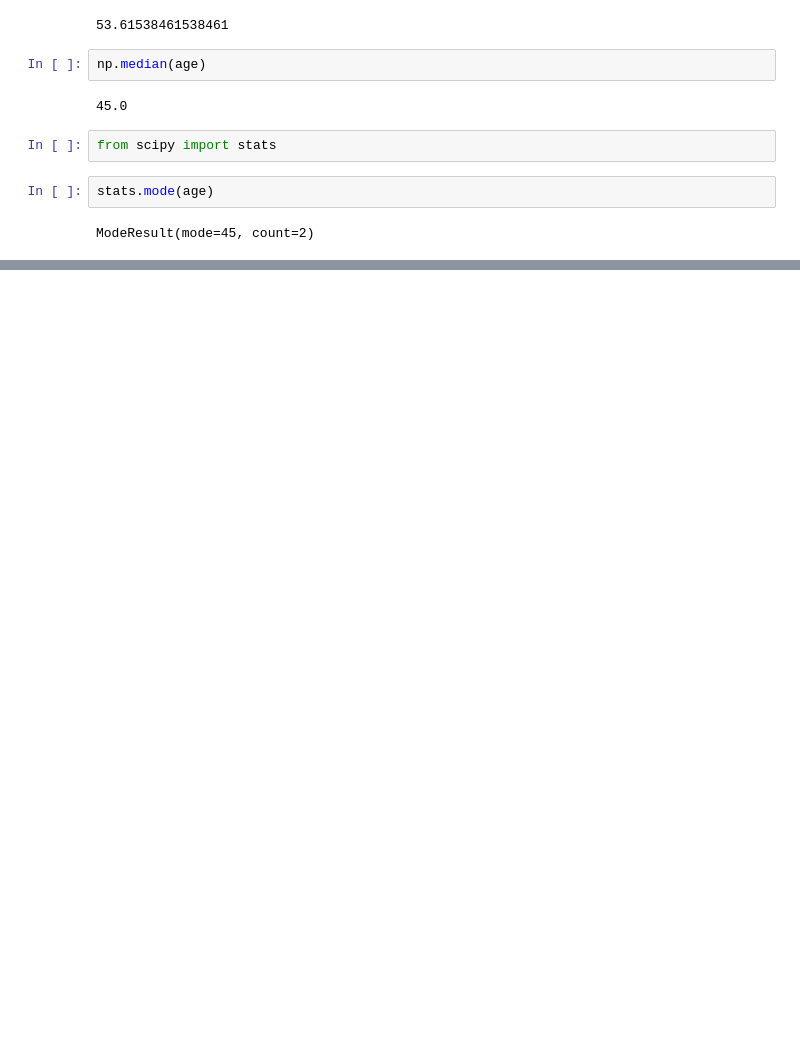
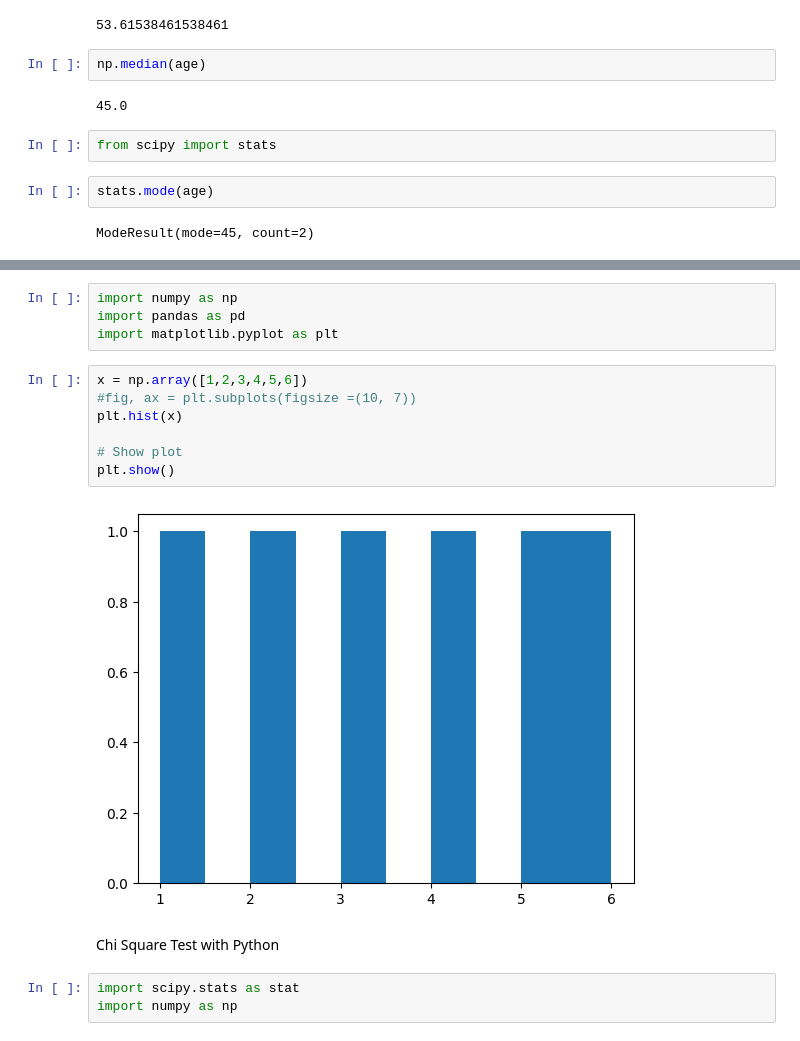
Before and after one commit to sankritapatel6960/Notes, a Jupyter notebook: Measure_Of_Central_Tendency_Statistics.ipynb, the cells around one changed output, grey strips where cells are left out. Saved outputs shown, nothing was run; the diff lists cells and outputs as text; blank space fills up the shorter version.

```diff
--- a/Measure_Of_Central_Tendency_Statistics.ipynb
+++ b/Measure_Of_Central_Tendency_Statistics.ipynb
@@ -59,0 +188,18 @@ ModeResult(mode=45, count=2)
+# %%
+import numpy as np
+import pandas as pd
+import matplotlib.pyplot as plt
+# %%
+x = np.array([1,2,3,4,5,6])
+#fig, ax = plt.subplots(figsize =(10, 7))
+plt.hist(x)
+
+# Show plot
+plt.show()
+# %% [output]
+[figure, added]
+# %% [markdown]
+Chi Square Test with Python
+# %%
+import scipy.stats as stat
+import numpy as np
```
Also changed, not shown: parts of 42 cells of this notebook.
